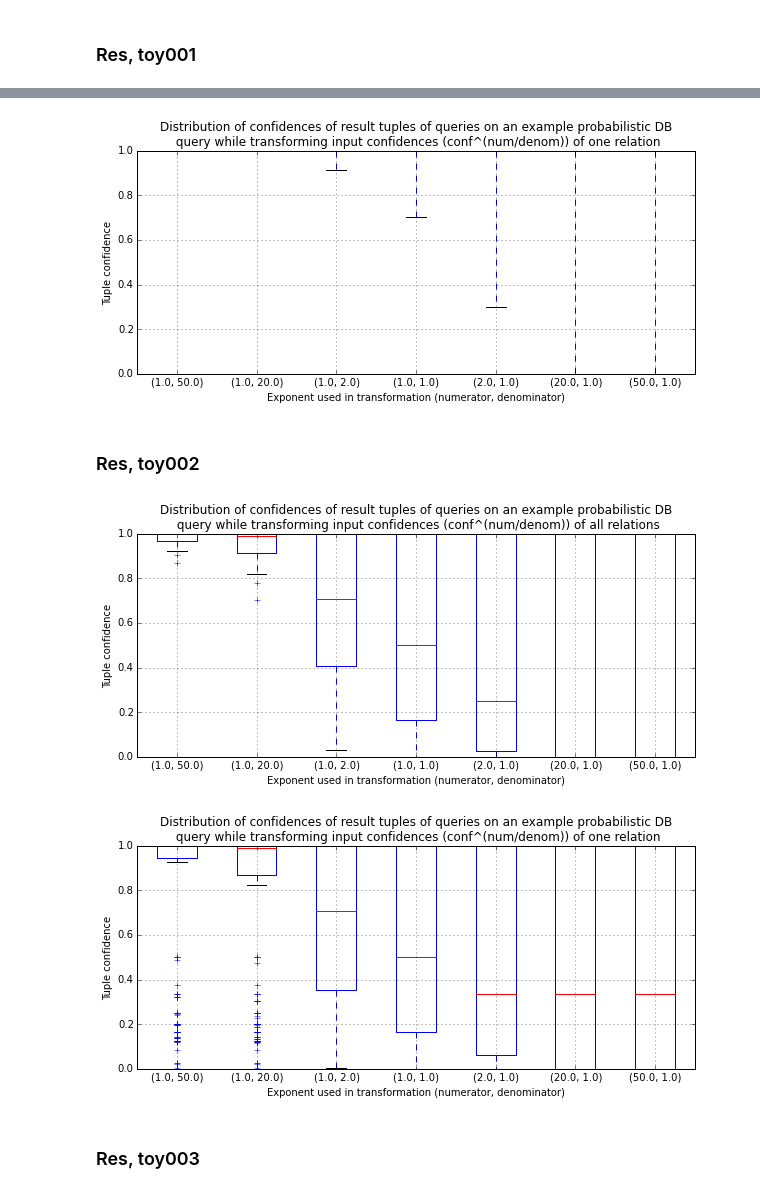
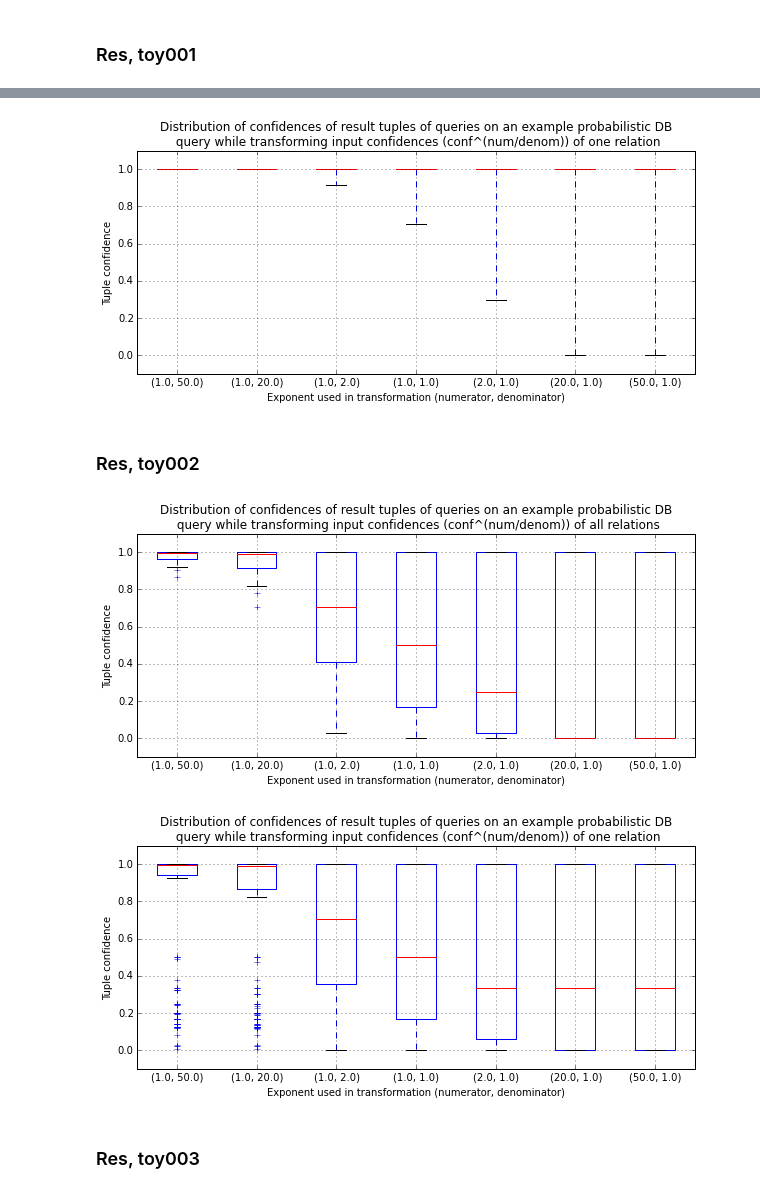
Before and after one commit to alexmemory/PrDBSens, a Jupyter notebook: notes/20150409_ACM_trio.ipynb, the cells around one changed output, grey strips where cells are left out. Drawn from its saved outputs; the diff is of its cells as text; code cells hidden in the pictures.

Commit message:
Improved boxplot plotting

```diff
--- a/notes/20150409_ACM_trio.ipynb
+++ b/notes/20150409_ACM_trio.ipynb
@@ -1286,5 +1286,6 @@ with pd.HDFStore('/home/amemory/Data/prdbsens/pipelines/tpch/pow/all/q/toy001_re
     df2.boxplot(ax=ax)
     plt.title('Distribution of confidences of result tuples of queries on an example probabilistic DB\n query while transforming input confidences (conf^(num/denom)) of all relations')
     plt.ylabel('Tuple confidence')
+    plt.ylim(-.1,1.1)
     plt.xlabel('Exponent used in transformation (numerator, denominator)')
 # %% [output]
@@ -1305,9 +1306,10 @@ with pd.HDFStore('/home/amemory/Data/prdbsens/pipelines/tpch/pow/1st/q/toy001_re
     df2.boxplot(ax=ax)
     plt.title('Distribution of confidences of result tuples of queries on an example probabilistic DB\n query while transforming input confidences (conf^(num/denom)) of one relation')
     plt.ylabel('Tuple confidence')
+    plt.ylim(-.1,1.1)
     plt.xlabel('Exponent used in transformation (numerator, denominator)')
 # %% [output]
-[figure, old version]
+[figure, new version]
 # %% [markdown]
 ### Res, toy002
 # %%
@@ -1326,28 +1328,30 @@ with pd.HDFStore('/home/amemory/Data/prdbsens/pipelines/tpch/pow/all/q/toy002_cu
     df2.boxplot(ax=ax)
     plt.title('Distribution of confidences of result tuples of queries on an example probabilistic DB\n query while transforming input confidences (conf^(num/denom)) of all relations')
     plt.ylabel('Tuple confidence')
+    plt.ylim(-.1,1.1)
     plt.xlabel('Exponent used in transformation (numerator, denominator)')
 # %% [output]
-[figure, old version]
+[figure, new version]
 # %%
 with pd.HDFStore('/home/amemory/Data/prdbsens/pipelines/tpch/pow/1st/q/toy002_cust_ord/qres/toy002_cust_ord.h5','r') as sto:
     dfs = []
     for nam,k in [(grp._v_name,grp._v_pathname) for grp in sto.root.exp]:
         info = sto.get_storer(k).attrs.info
         t = sto[k]
         t['numerator'] = info['numerator']
         t['denominator'] = info['denominator']
         dfs.append(t)
     df = pd.concat(dfs)
     df2 = df.set_index(['tuple','numerator','denominator']).unstack(['numerator','denominator']).conf
     plt.figure(figsize=(10,4))
     ax = plt.gca()
     df2.boxplot(ax=ax)
     plt.title('Distribution of confidences of result tuples of queries on an example probabilistic DB\n query while transforming input confidences (conf^(num/denom)) of one relation')
     plt.ylabel('Tuple confidence')
+    plt.ylim(-.1,1.1)
     plt.xlabel('Exponent used in transformation (numerator, denominator)')
 # %% [output]
-[figure, old version]
+[figure, new version]
 # %% [markdown]
 ### Res, toy003
 # %%
```
Also changed, not shown: parts of 3 cells of this notebook.
